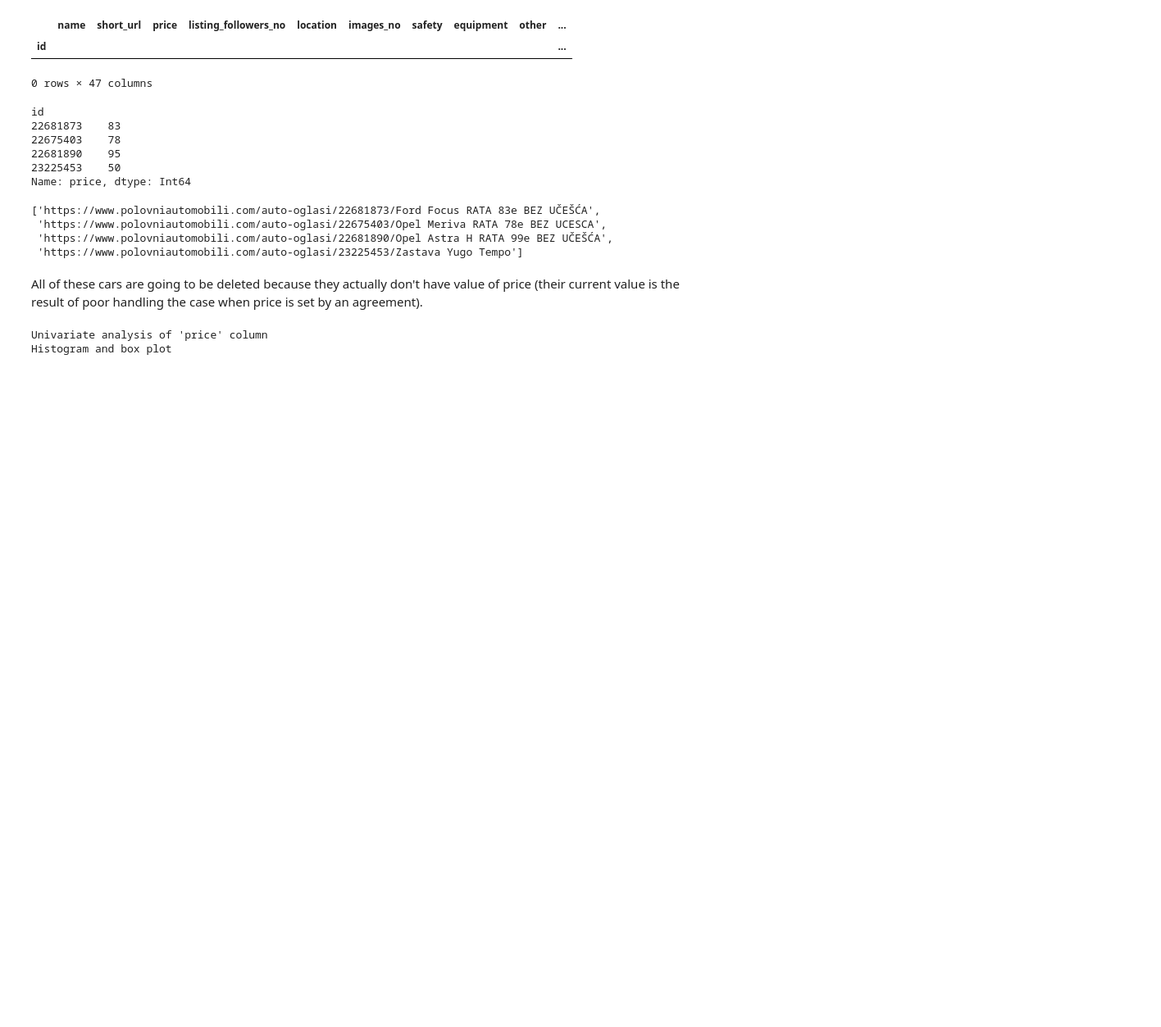
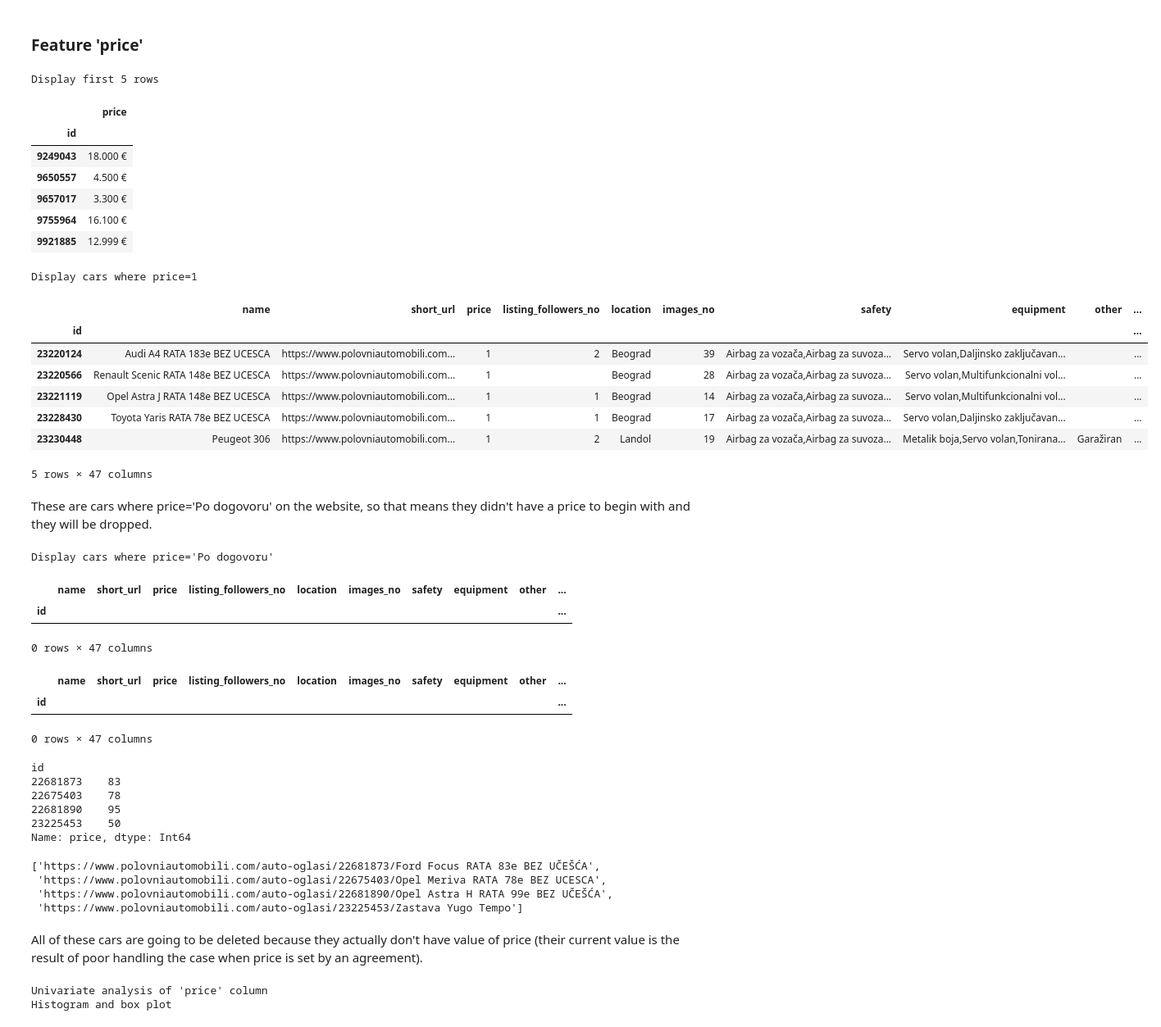
Before and after one commit to aleksa-radojicic/second_hand_car_price_prediction, a Jupyter notebook: notebooks/1_UnivariateAnalysis.ipynb, the cells around one changed output. Shown: that part at 82% size. Drawn from its saved outputs; the diff is of its cells as text; code cells hidden in the pictures; blank space fills up the shorter version.

Commit message:
Changed the way how data analysis is done

```diff
--- a/notebooks/1_UnivariateAnalysis.ipynb
+++ b/notebooks/1_UnivariateAnalysis.ipynb
@@ -193,0 +99,2 @@ df_test = df_test[df_test[current_col] != 1]
+# %%
+df, features_info = initial_clean_da(df=df, features_info=features_info)
@@ -193,0 +126,2 @@ df_test = df_test[df_test[current_col] != 1]
+# %%
+df, features_info = cf_name_da(df=df, features_info=features_info)
@@ -193,0 +172,2 @@ df_test = df_test[df_test[current_col] != 1]
+# %%
+df, features_info = cf_name_da(df=df, features_info=features_info)
@@ -194,3 +203,62 @@ df_test = df_test[df_test[current_col] != 1]
+# %% [markdown]
+### Feature 'price'
+# %%
+@preprocess_init
+def cf_price_da(
+    df: pd.DataFrame, features_info: FeaturesInfo
+) -> Tuple[pd.DataFrame, FeaturesInfo]:
+    feature_name = da_utils.get_feature_name()
+
+    print("Display first 5 rows")
+    display(df[[feature_name]].head())
+    print()
+
+    # Removing . from values
+    df[feature_name] = pd.to_numeric(
+        df[feature_name].str.slice(stop=-1).str.replace(".", ""), errors="raise"
+    )
+
+    print("Display cars where price=1")
+    display(df[df[feature_name] == 1])
+    display(
+        Markdown(
+            "These are cars where price='Po dogovoru' on the website, so that means they didn't have a price to begin with and they will be dropped."
+        )
+    )
+    print()
+
+    # Removing cars that had price=1
+    df = df[df[feature_name] != 1]
+
+    print("Display cars where price='Po dogovoru'")
+    display(df[df[feature_name] == "Po dogovoru"])
+
+    return df, features_info
+# %%
+df, features_info = cf_price_da(df=df, features_info=features_info)
+# %% [output]
+Display first 5 rows
+|  | price |
+| id |  |
+| 9249043 | 18.000 € |
+| 9650557 | 4.500 € |
+| 9657017 | 3.300 € |
+| 9755964 | 16.100 € |
+| 9921885 | 12.999 € |
+Display cars where price=1
+|  | name | short_url | price | listing_followers_no | location | images_no | safety | equipment | other | ... |
+| id |  |  |  |  |  |  |  |  |  | ... |
+| 23220124 | Audi A4 RATA 183e BEZ UCESCA | https://www.polovniautomobili.com... | 1 | 2 | Beograd | 39 | Airbag za vozača,Airbag za suvoza... | Servo volan,Daljinsko zaključavan... |  | ... |
+| 23220566 | Renault Scenic RATA 148e BEZ UCESCA | https://www.polovniautomobili.com... | 1 |  | Beograd | 28 | Airbag za vozača,Airbag za suvoza... | Servo volan,Multifunkcionalni vol... |  | ... |
+| 23221119 | Opel Astra J RATA 148e BEZ UCESCA | https://www.polovniautomobili.com... | 1 | 1 | Beograd | 14 | Airbag za vozača,Airbag za suvoza... | Servo volan,Multifunkcionalni vol... |  | ... |
+| 23228430 | Toyota Yaris RATA 78e BEZ UCESCA | https://www.polovniautomobili.com... | 1 | 1 | Beograd | 17 | Airbag za vozača,Airbag za suvoza... | Servo volan,Daljinsko zaključavan... |  | ... |
+| 23230448 | Peugeot 306 | https://www.polovniautomobili.com... | 1 | 2 | Landol | 19 | Airbag za vozača,Airbag za suvoza... | Metalik boja,Servo volan,Tonirana... | Garažiran | ... |
+5 rows × 47 columns
+These are cars where price='Po dogovoru' on the website, so that means they didn't have a price to begin with and they will be dropped.
+Display cars where price='Po dogovoru'
+|  | name | short_url | price | listing_followers_no | location | images_no | safety | equipment | other | ... |
+| id |  |  |  |  |  |  |  |  |  | ... |
+0 rows × 47 columns
 # %%
 df_train[df_train.price == "Po dogovoru"]
 # %% [output]
```
Also changed, not shown: parts of 40 cells of this notebook, 5 other files.
